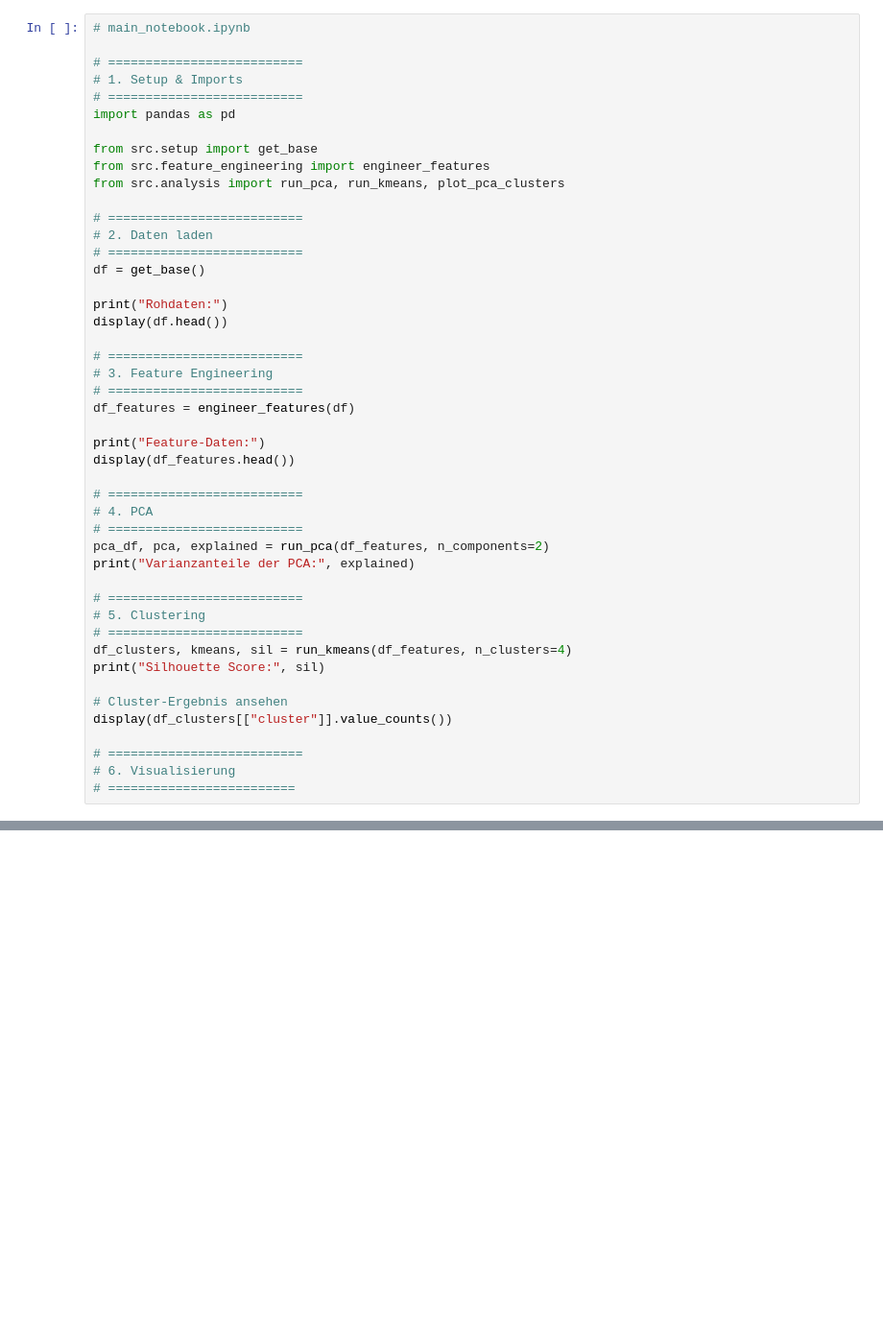
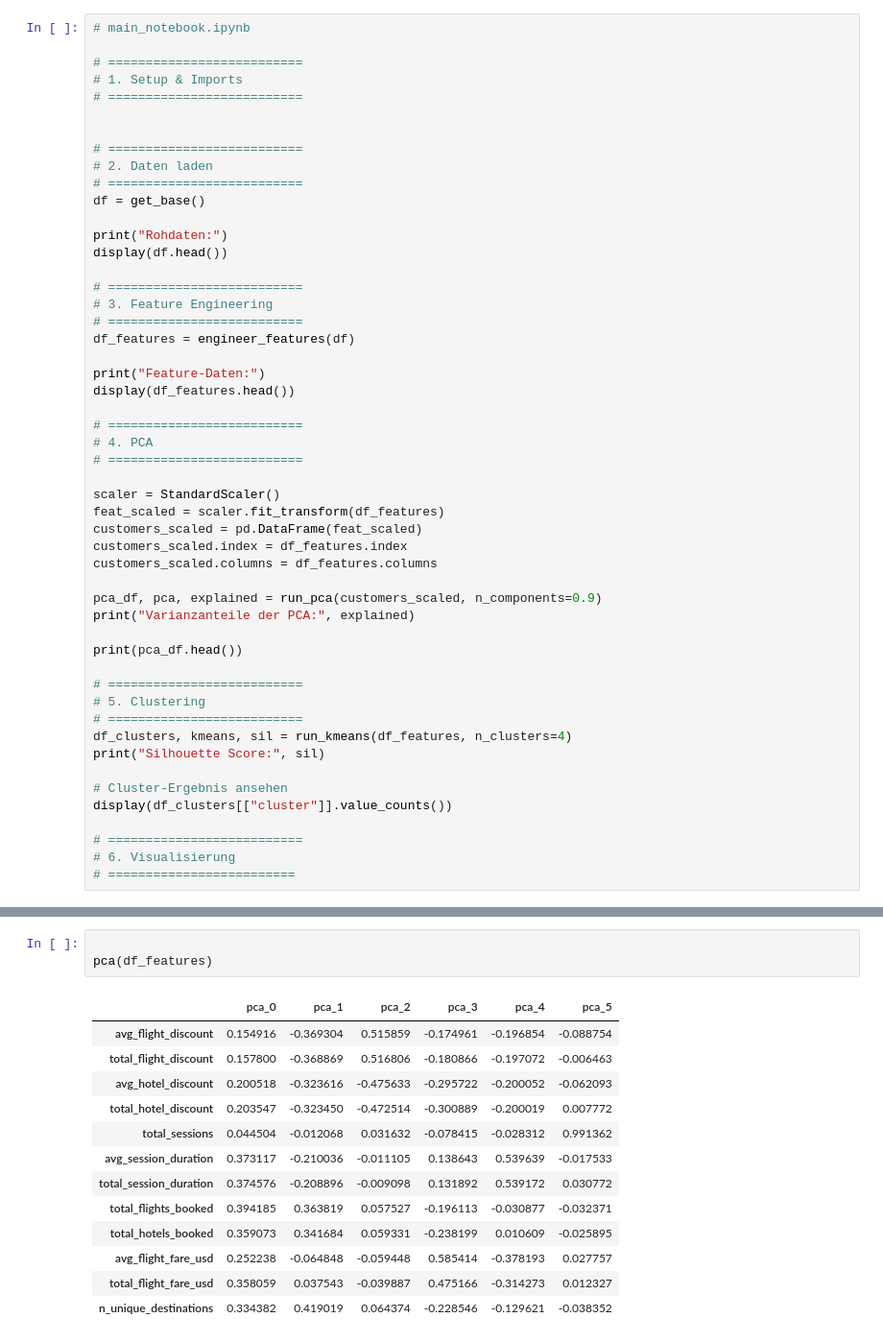
Before and after one commit to 42kiko/traveltide, a Jupyter notebook: notebooks/main_notebook.ipynb, the cells around one changed output, grey strips where cells are left out. Shown at 96% size. Drawn from its saved outputs; the diff is of its cells as text; blank space fills up the shorter version.

Commit message:
cluster param tunnig and report

```diff
--- a/notebooks/main_notebook.ipynb
+++ b/notebooks/main_notebook.ipynb
@@ -4,11 +12,7 @@
 # ==========================
 # 1. Setup & Imports
 # ==========================
-import pandas as pd
 
-from src.setup import get_base
-from src.feature_engineering import engineer_features
-from src.analysis import run_pca, run_kmeans, plot_pca_clusters
 
 # ==========================
 # 2. Daten laden
@@ -29,8 +33,17 @@ display(df_features.head())
 # ==========================
 # 4. PCA
 # ==========================
-pca_df, pca, explained = run_pca(df_features, n_components=2)
+
+scaler = StandardScaler()
+feat_scaled = scaler.fit_transform(df_features)
+customers_scaled = pd.DataFrame(feat_scaled)
+customers_scaled.index = df_features.index
+customers_scaled.columns = df_features.columns
+
+pca_df, pca, explained = run_pca(customers_scaled, n_components=0.9)
 print("Varianzanteile der PCA:", explained)
+
+print(pca_df.head())
 
 # ==========================
 # 5. Clustering
@@ -94,0 +163,17 @@ ModuleNotFoundError: No module named 'analysis'
+# %%
+
+pca(df_features)
+# %% [output]
+|  | pca_0 | pca_1 | pca_2 | pca_3 | pca_4 | pca_5 |
+| avg_flight_discount | 0.154916 | -0.369304 | 0.515859 | -0.174961 | -0.196854 | -0.088754 |
+| total_flight_discount | 0.157800 | -0.368869 | 0.516806 | -0.180866 | -0.197072 | -0.006463 |
+| avg_hotel_discount | 0.200518 | -0.323616 | -0.475633 | -0.295722 | -0.200052 | -0.062093 |
+| total_hotel_discount | 0.203547 | -0.323450 | -0.472514 | -0.300889 | -0.200019 | 0.007772 |
+| total_sessions | 0.044504 | -0.012068 | 0.031632 | -0.078415 | -0.028312 | 0.991362 |
+| avg_session_duration | 0.373117 | -0.210036 | -0.011105 | 0.138643 | 0.539639 | -0.017533 |
+| total_session_duration | 0.374576 | -0.208896 | -0.009098 | 0.131892 | 0.539172 | 0.030772 |
+| total_flights_booked | 0.394185 | 0.363819 | 0.057527 | -0.196113 | -0.030877 | -0.032371 |
+| total_hotels_booked | 0.359073 | 0.341684 | 0.059331 | -0.238199 | 0.010609 | -0.025895 |
+| avg_flight_fare_usd | 0.252238 | -0.064848 | -0.059448 | 0.585414 | -0.378193 | 0.027757 |
+| total_flight_fare_usd | 0.358059 | 0.037543 | -0.039887 | 0.475166 | -0.314273 | 0.012327 |
+| n_unique_destinations | 0.334382 | 0.419019 | 0.064374 | -0.228546 | -0.129621 | -0.038352 |
```
Also changed, not shown: parts of 6 cells of this notebook, 6 other files.
